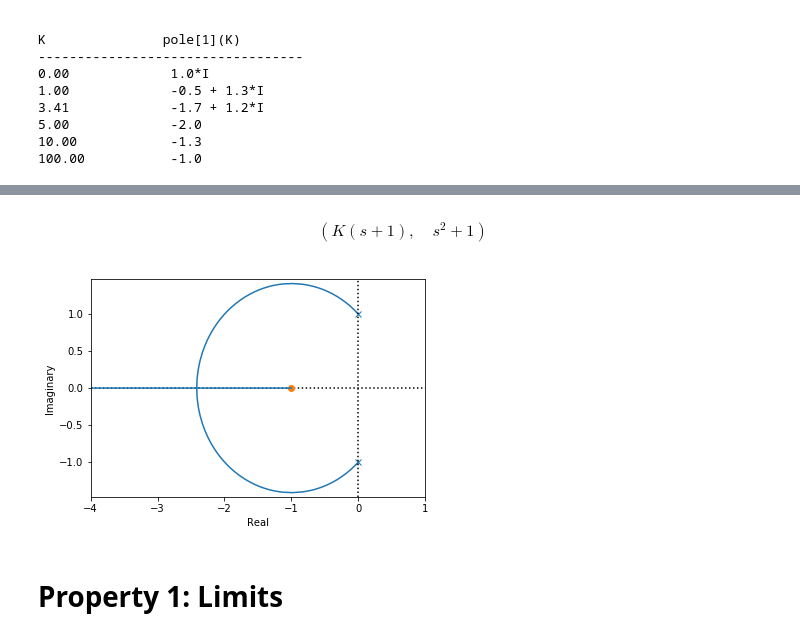
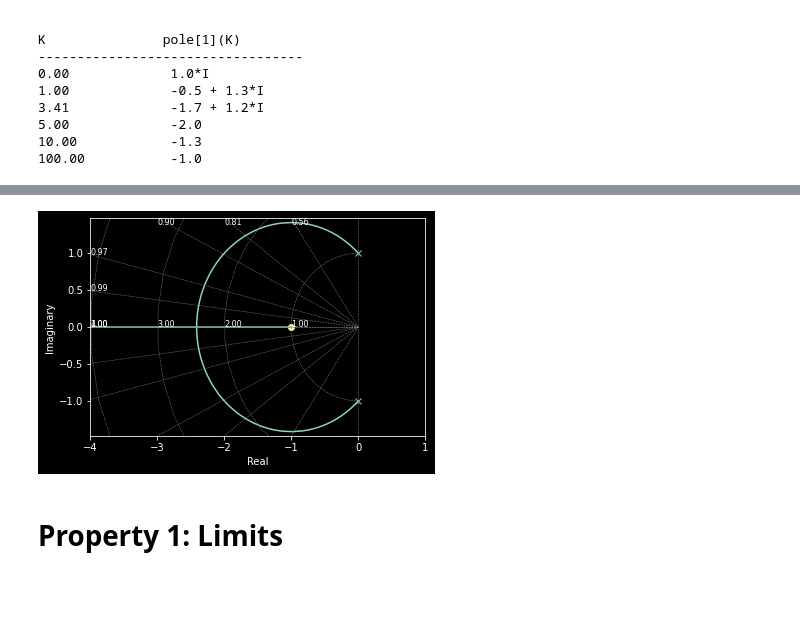
Before and after one commit to christakahashi/ECE447, a Jupyter notebook: lectures/root-locus.ipynb, the cells around one changed output, grey strips where cells are left out. Drawn from its saved outputs; the diff is of its cells as text; code cells hidden in the pictures; blank space fills up the shorter version.

```diff
--- a/lectures/root-locus.ipynb
+++ b/lectures/root-locus.ipynb
@@ -125,13 +179,12 @@ plt.xlim(-4,1);
 # %%
 # You can do most of the above with the control systems toolbox.
 # The plot is better in that it shows the poles and zeros, but also
 # finds the x-intercept better than our plot does.
 sys = tf([1,1],[1,0,1])
 plot = root_locus(sys,xlim=(-4,1))
-fraction(G)
+#fraction(G)
 # %% [output]
-$$\left ( K \left(s + 1\right), \quad s^{2} + 1\right )$$
-[figure, old version]
+[figure, new version]
 # %% [markdown]
 # Property 1: Limits
 # %% [markdown]
```
Also changed, not shown: parts of 11 cells of this notebook.
